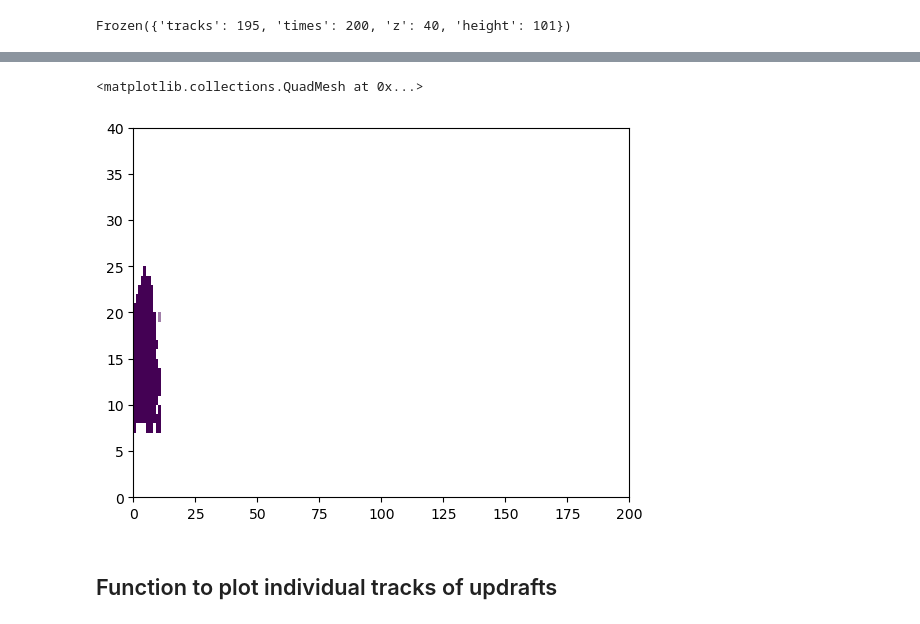
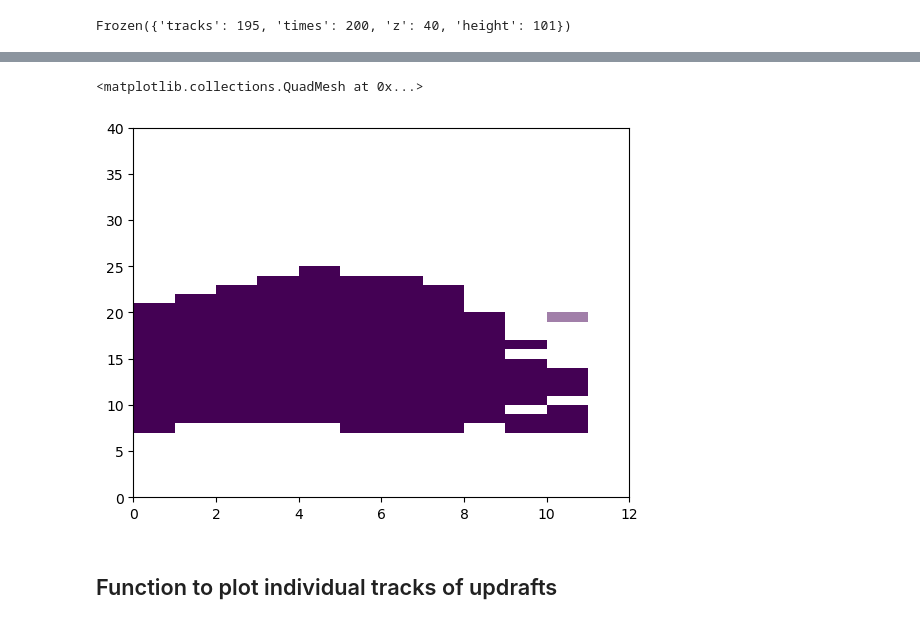
Before and after one commit to ICLASS-SFA/lasso_cellgrowth, a Jupyter notebook: notebooks/plot_narrow_wide_cell_w_samples_load_filtered.ipynb, the cells around one changed output, grey strips where cells are left out. Drawn from its saved outputs; the diff is of its cells as text; code cells hidden in the pictures.

```diff
--- a/notebooks/plot_narrow_wide_cell_w_samples_load_filtered.ipynb
+++ b/notebooks/plot_narrow_wide_cell_w_samples_load_filtered.ipynb
@@ -24,17 +24,20 @@ import warnings
 # %%
 # Specify domain name (d2, d3, d4)
 domain_name = 'd4'
+# domain_name = 'd4_5min_2.5km'
 resolution = 'les'  # 'les' or 'meso'
 
 # figdir = f'/gpfs/wolf2/arm/atm131/proj-shared/zfeng/cacti/{resolution}/figures_avgenv20km/updraft_tracks_narrowwide/'
 figdir = '/Users/feng045/Library/CloudStorage/Dropbox/Work/Results/ICLASS/CACTI/LASSO/LES/figures_avgenv20km/updraft_tracks_narrowwide_CI30min/'
+# figdir = '/Users/feng045/Library/CloudStorage/Dropbox/Work/Results/ICLASS/CACTI/LASSO/LES/figures_avgenv20km/updraft_tracks_narrowwide_CI30min_regrid2.5km/'
 os.makedirs(figdir, exist_ok=True)
 
 # input_dir = '/gpfs/wolf2/arm/atm131/proj-shared/zfeng/cacti/les/cell_stats_combined_coldpool+2h'
 input_dir = '/Users/feng045/data/cacti/lasso/les/cell_stats_combined_CI30min'
 
 # Load D4 domain
-file_d4 = f'{input_dir}/stats_combined_filtered_d4.nc'
+# file_d4 = f'{input_dir}/stats_combined_filtered_d4.nc'
+file_d4 = f'{input_dir}/stats_combined_filtered_{domain_name}.nc'
 print(f"Loading: {file_d4}")
 #
 ds_dx = xr.open_dataset(file_d4).load()
@@ -211,13 +243,14 @@ Frozen({'tracks': 195, 'times': 200, 'z': 40, 'height': 101})
 # %%
 itrack = 10
 # ds_wide_dx.CoreArea_up.isel(core=0, tracks=itrack).transpose().plot()
-Wmask = ds_wide_dx.Wmask.isel(tracks=itrack).transpose()
-Wmask_remove = ds_wide_dx.Wmask_remove.isel(tracks=itrack).transpose()
+Wduration = int(ds_wide_dx.Wlifetime.isel(tracks=itrack).item()/time_res) + 1
+Wmask = ds_wide_dx.Wmask.isel(tracks=itrack, times=slice(0, Wduration)).transpose()
+Wmask_remove = ds_wide_dx.Wmask_remove.isel(tracks=itrack, times=slice(0, Wduration)).transpose()
 plt.pcolormesh(Wmask)
 plt.pcolormesh(Wmask_remove, alpha=0.5)
 # %% [output]
 <matplotlib.collections.QuadMesh at 0x...>
-[figure, old version]
+[figure, new version]
 # %% [markdown]
 ## Function to plot individual tracks of updrafts
 # %%
```
Also changed, not shown: parts of 11 cells of this notebook, 6 other files.
